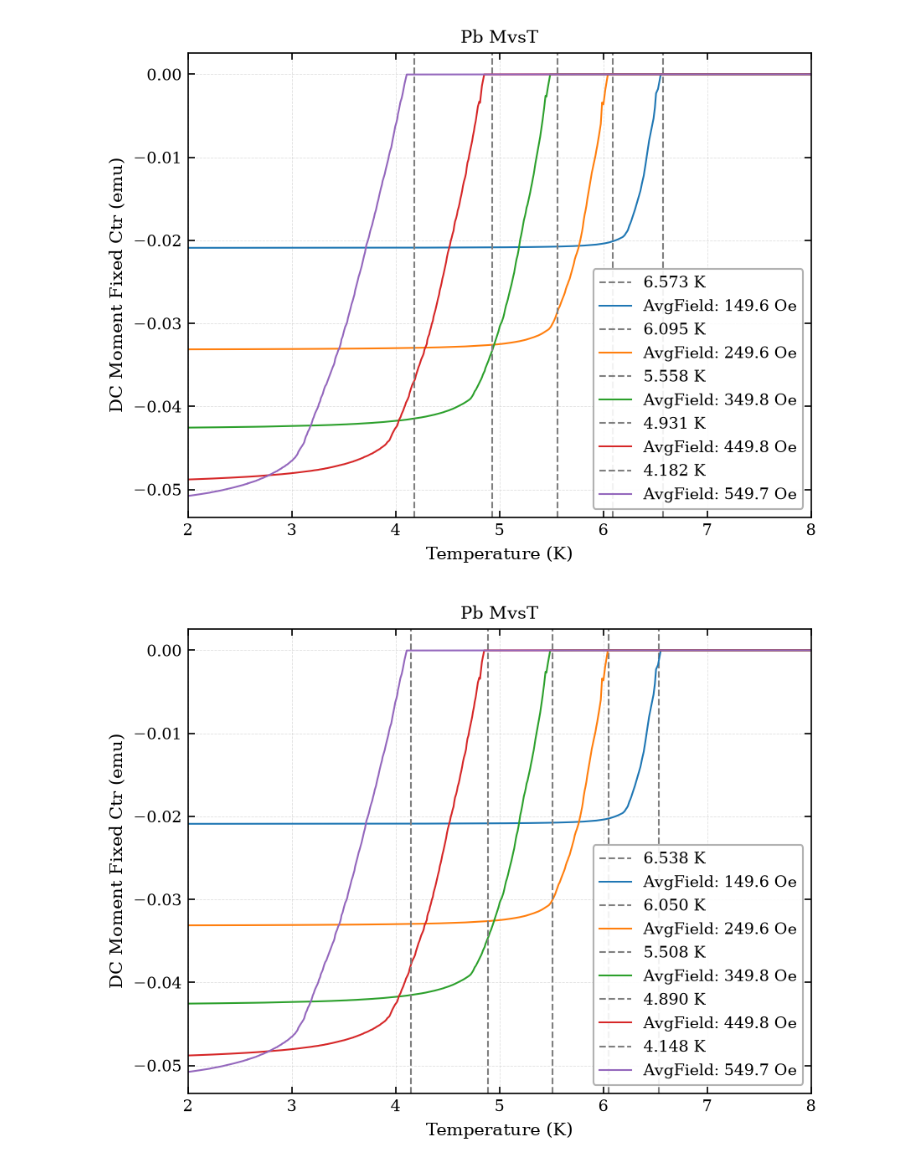
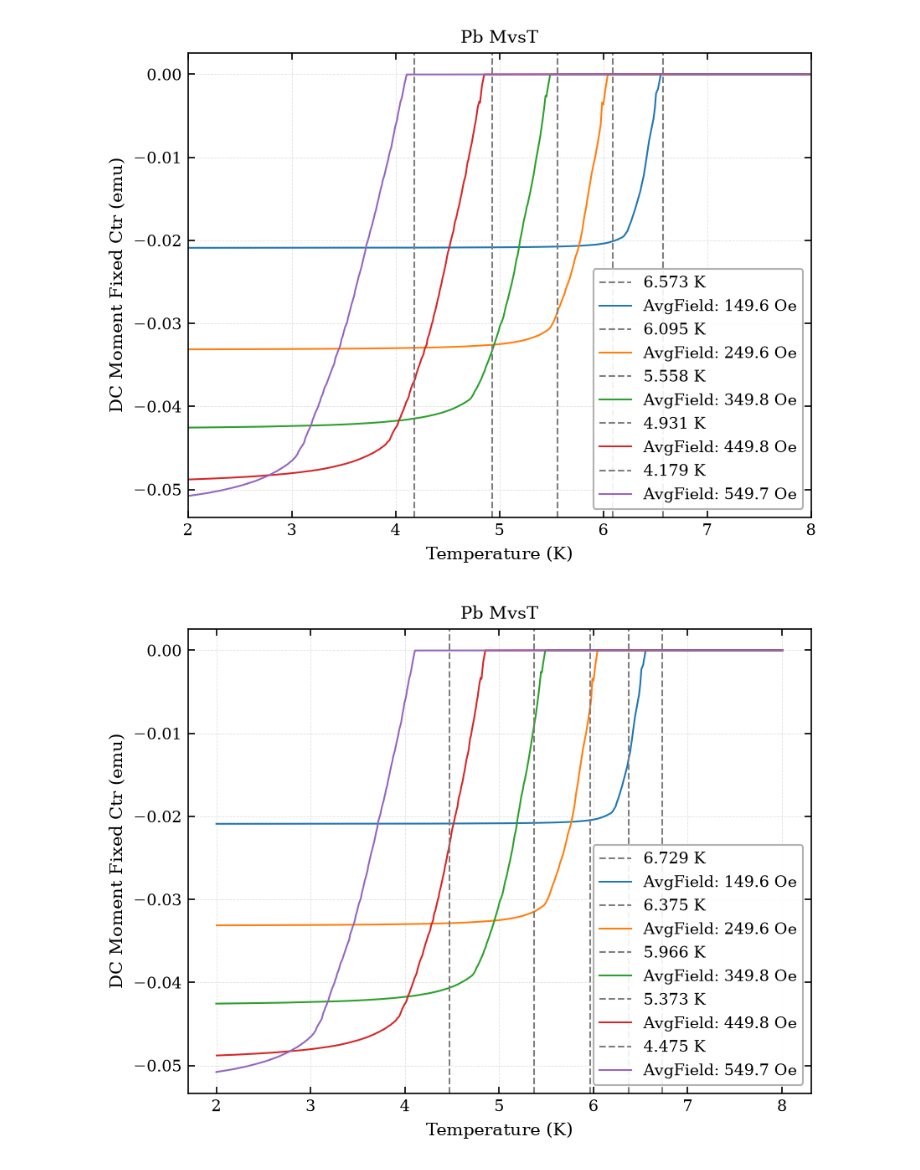
Before and after one commit to OlliePentecost/high-temperature-superconductivity, a Jupyter notebook: 2026-10-15-Pb-ZFC-FW-FC-Fixed-Field.ipynb, the cells around one changed output. Drawn from its saved outputs; the diff is of its cells as text; code cells hidden in the pictures.

```diff
--- a/2026-10-15-Pb-ZFC-FW-FC-Fixed-Field.ipynb
+++ b/2026-10-15-Pb-ZFC-FW-FC-Fixed-Field.ipynb
@@ -177,32 +170,32 @@ plt.show()
 # attempt 2 line intersection
 - we need to select the first proportion of the data
 # %%
-def determine_critical_temp(dataframe: pd.DataFrame, lo: float = 0.2, hi: float = 0.8):
-    """
-        Function for determining Tc, it takes the steep part of the curve, in the middle
+# def determine_critical_temp(dataframe: pd.DataFrame, lo: float = 0.2, hi: float = 0.8):
+#     """
+#         Function for determining Tc, it takes the steep part of the curve, in the middle
 
-        kwargs:
-        dataframe: the dataframe that is inserted into the funciton, expcected to be from MPMS3
-        lo: the lower window, this can be tuned
-        hi: the upper window, this can be tuned
-        """
-    df = dataframe.sort_values("Temperature (K)")
-    temperature = df["Temperature (K)"].to_numpy()
-    moment = df["DC Moment Fixed Ctr (emu)"].to_numpy()
+#         kwargs:
+#         dataframe: the dataframe that is inserted into the funciton, expcected to be from MPMS3
+#         lo: the lower window, this can be tuned
+#         hi: the upper window, this can be tuned
+#         """
+#     df = dataframe.sort_values("Temperature (K)")
+#     temperature = df["Temperature (K)"].to_numpy()
+#     moment = df["DC Moment Fixed Ctr (emu)"].to_numpy()
 
-    m_sc = np.median(moment[:10])
-    m_n = np.median(moment[-10:])
-    moment_norm = (moment - m_n) / (m_sc - m_n)
+#     m_sc = np.median(moment[:10])
+#     m_n = np.median(moment[-10:])
+#     moment_norm = (moment - m_n) / (m_sc - m_n)
 
-    mask = (moment_norm < hi) & (moment_norm > lo)
-    if mask.sum() < 3:
-        return np.nan, np.full_like(temperature, np.nan), np.zeros_like(temperature)
+#     mask = (moment_norm < hi) & (moment_norm > lo)
+#     if mask.sum() < 3:
+#         return np.nan, np.full_like(temperature, np.nan), np.zeros_like(temperature)
 
-    slope, intercept = np.polyfit(temperature[mask], moment_norm[mask], 1)
-    fitted_line = slope * temperature + intercept
+#     slope, intercept = np.polyfit(temperature[mask], moment_norm[mask], 1)
+#     fitted_line = slope * temperature + intercept
 
-    t_crit = -intercept / slope if slope != 0 else np.nan
-    return t_crit, fitted_line, np.zeros_like(temperature)
+#     t_crit = -intercept / slope if slope != 0 else np.nan
+#     return t_crit, fitted_line, np.zeros_like(temperature)
 # %%
 
 for run_number, dataframe in runs.items():
@@ -283,22 +276,21 @@ plt.show()
 # %%
 for run_number, dataframe in runs.items():
     field = np.mean(dataframe["Magnetic Field (Oe)"])
-    crit_temp, fitted_line, _ = determine_critical_temp(dataframe,0.4,0.6)
+    crit_temp, fitted_line, _ = determine_critical_temp(dataframe,0.45,0.95)
     plt.axvline(crit_temp, color="tab:grey", linestyle="--", label=f"{crit_temp:.3f} K")
     plt.plot(
         dataframe["Temperature (K)"],
         dataframe["DC Moment Fixed Ctr (emu)"],
         label=f"AvgField: {field:.1f} Oe",
     )
 
 plt.title("Pb MvsT")
 plt.xlabel("Temperature (K)")
 plt.ylabel("DC Moment Fixed Ctr (emu)")
 plt.legend()
-plt.xlim(2,8)
 plt.show()
 # %% [output]
-[figure, old version]
+[figure, new version]
 # %%
 for run_number, dataframe in runs.items():
     field = np.mean(dataframe["Magnetic Field (Oe)"])
```
Also changed, not shown: parts of 6 cells of this notebook, 2 other files.
